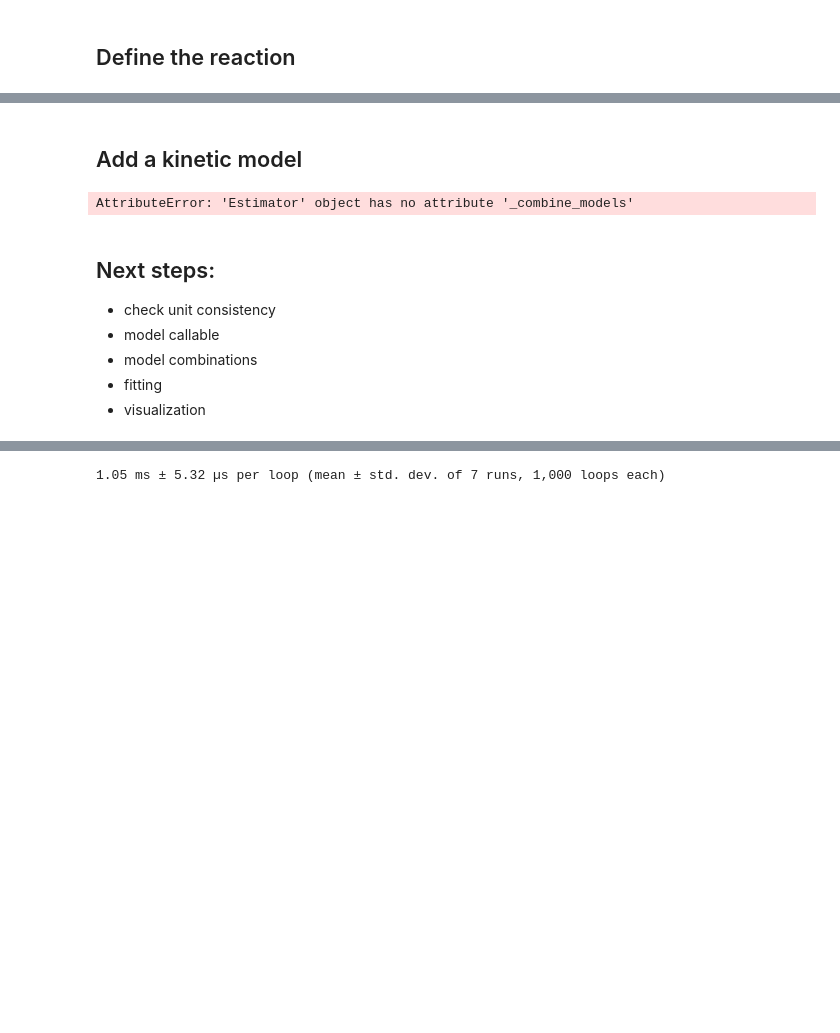
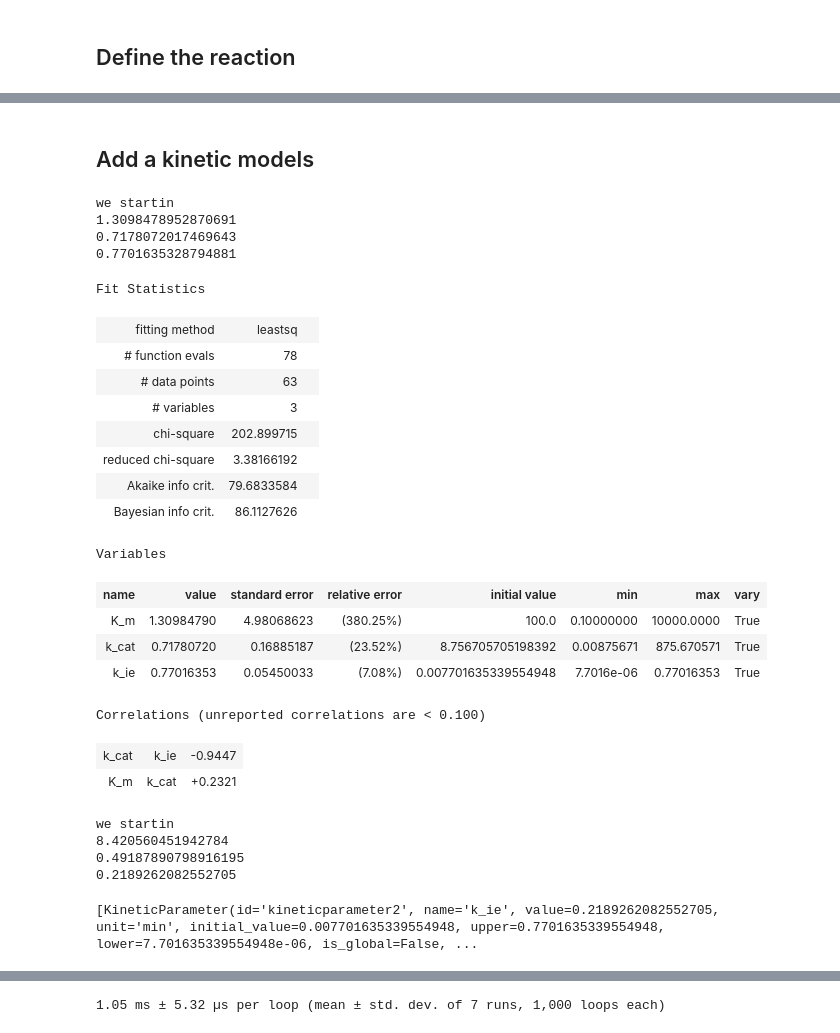
Before and after one commit to FAIRChemistry/EnzymePynetics, a Jupyter notebook: test_enzymepynetics.ipynb, the cells around one changed output, grey strips where cells are left out. Saved outputs shown, nothing was run; the diff lists cells and outputs as text; code cells hidden in the pictures; blank space fills up the shorter version.

Commit message:
working reactionsystem 📈

```diff
--- a/test_enzymepynetics.ipynb
+++ b/test_enzymepynetics.ipynb
@@ -30,5 +26,5 @@ e._init_km
 # %% [markdown]
-## Add a kinetic model
+## Add a kinetic models
 # %%
 michaelis = e.add_model(
     id="model1",
@@ -47,21 +43,50 @@ competitive_product = e.add_model(
     name="competitive product inhibition",
     equation="substrate = -substrate * enzyme * k_cat / K_m * (1 + product / K_ic) + substrate",
 )
-
-enzyme_constant = e.add_model(
-    id="model4",
-    name="constant enzyme",
-    equation="enzyme = enzyme",
-)
-# %%
-e._combine_models()
-# %% [output]
-AttributeError: 'Estimator' object has no attribute '_combine_models'
-# %% [markdown]
-## Next steps:
-
-- check unit consistency
-- model callable
-- model combinations
-- fitting
-- visualization
+# %%
+sys2 = e.reaction_systems[1]
+# %%
+sys2.fit(
+    e.substrate_data[:, :3],
+    e.product_data[:, :3],
+    e.enzyme_data[:, :3],
+    e.time_data[:, :3]
+)
+# %% [output]
+we startin
+1.3098478952870691
+0.7178072017469643
+0.7701635328794881
+Fit Statistics
+| fitting method | leastsq |  |
+| # function evals | 78 |  |
+| # data points | 63 |  |
+| # variables | 3 |  |
+| chi-square | 202.899715 |  |
+| reduced chi-square | 3.38166192 |  |
+| Akaike info crit. | 79.6833584 |  |
+| Bayesian info crit. | 86.1127626 |  |
+Variables
+| name | value | standard error | relative error | initial value | min | max | vary |
+| K_m | 1.30984790 | 4.98068623 | (380.25%) | 100.0 | 0.10000000 | 10000.0000 | True |
+| k_cat | 0.71780720 | 0.16885187 | (23.52%) | 8.756705705198392 | 0.00875671 | 875.670571 | True |
+| k_ie | 0.77016353 | 0.05450033 | (7.08%) | 0.007701635339554948 | 7.7016e-06 | 0.77016353 | True |
+Correlations (unreported correlations are < 0.100)
+| k_cat | k_ie | -0.9447 |
+| K_m | k_cat | +0.2321 |
+# %%
+res = sys2.fit(
+    e.substrate_data,
+    e.product_data,
+    e.enzyme_data,
+    e.time_data,
+)
+# %% [output]
+we startin
+8.420560451942784
+0.49187890798916195
+0.2189262082552705
+# %%
+sys2.reactions[1].model.parameters
+# %% [output]
+[KineticParameter(id='kineticparameter2', name='k_ie', value=0.2189262082552705, unit='min', initial_value=0.007701635339554948, upper=0.7701635339554948, lower=7.701635339554948e-06, is_global=False, ...
```
Also changed, not shown: parts of 15 cells of this notebook, 2 other files.
